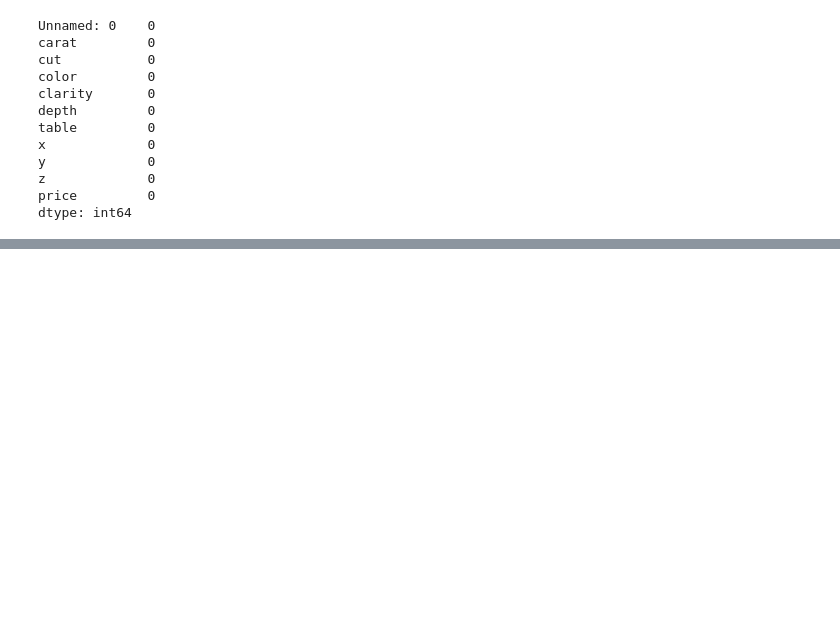
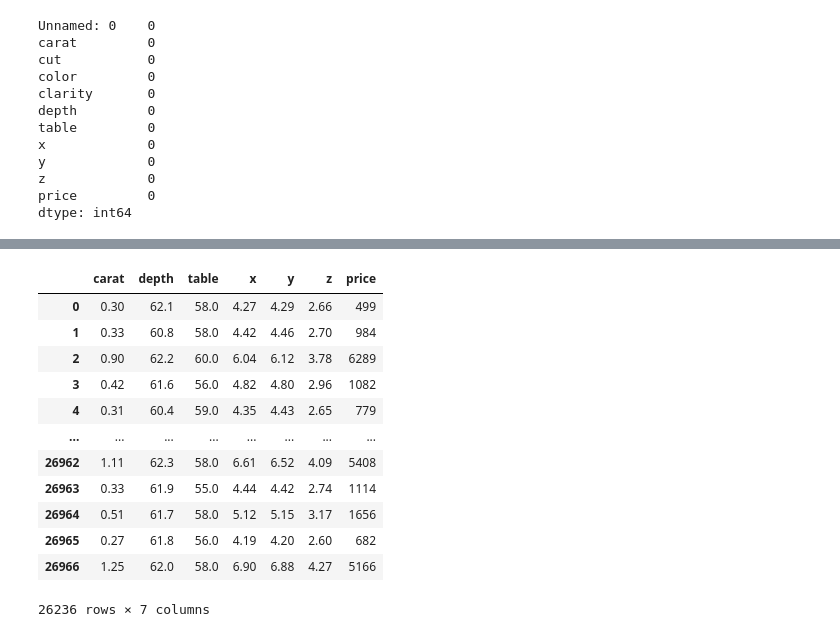
Before and after one commit to Abhishek1234567899/ML-PROJECT, a Jupyter notebook: notebooks/research.ipynb, the cells around one changed output, grey strips where cells are left out. Drawn from its saved outputs; the diff is of its cells as text; code cells hidden in the pictures; blank space fills up the shorter version.

```diff
--- a/notebooks/research.ipynb
+++ b/notebooks/research.ipynb
@@ -170,0 +188,2 @@ memory usage: 2.3+ MB
+# %%
+df=df.drop(labels="Unnamed: 0",axis=1)
@@ -200,0 +258,2 @@ df.drop(labels=["Unnamed: 0"],axis=1)
+# %%
+df=df.drop_duplicates()
@@ -200,0 +280,16 @@ df.drop(labels=["Unnamed: 0"],axis=1)
+# %%
+df[numerical_columns]
+# %% [output]
+|  | carat | depth | table | x | y | z | price |
+| 0 | 0.30 | 62.1 | 58.0 | 4.27 | 4.29 | 2.66 | 499 |
+| 1 | 0.33 | 60.8 | 58.0 | 4.42 | 4.46 | 2.70 | 984 |
+| 2 | 0.90 | 62.2 | 60.0 | 6.04 | 6.12 | 3.78 | 6289 |
+| 3 | 0.42 | 61.6 | 56.0 | 4.82 | 4.80 | 2.96 | 1082 |
+| 4 | 0.31 | 60.4 | 59.0 | 4.35 | 4.43 | 2.65 | 779 |
+| ... | ... | ... | ... | ... | ... | ... | ... |
+| 26962 | 1.11 | 62.3 | 58.0 | 6.61 | 6.52 | 4.09 | 5408 |
+| 26963 | 0.33 | 61.9 | 55.0 | 4.44 | 4.42 | 2.74 | 1114 |
+| 26964 | 0.51 | 61.7 | 58.0 | 5.12 | 5.15 | 3.17 | 1656 |
+| 26965 | 0.27 | 61.8 | 56.0 | 4.19 | 4.20 | 2.60 | 682 |
+| 26966 | 1.25 | 62.0 | 58.0 | 6.90 | 6.88 | 4.27 | 5166 |
+26236 rows × 7 columns
```
Also changed, not shown: parts of 26 cells of this notebook.
